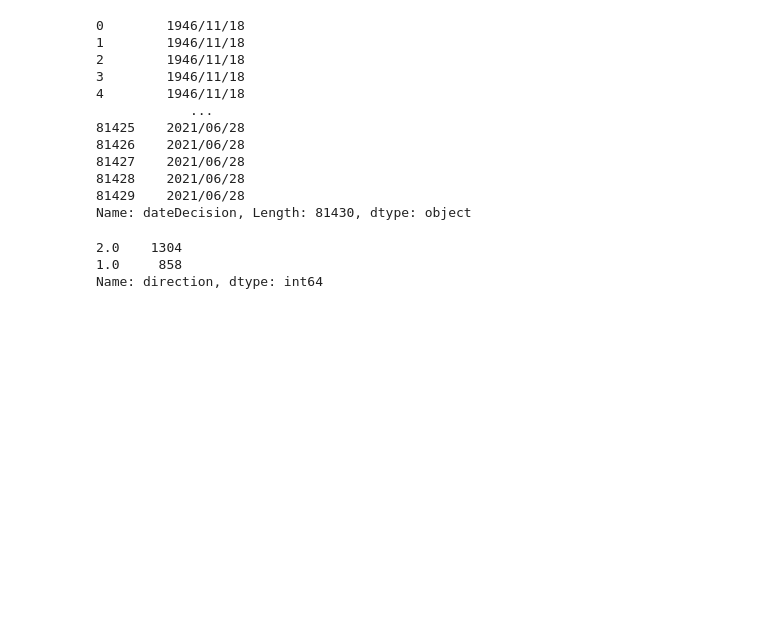
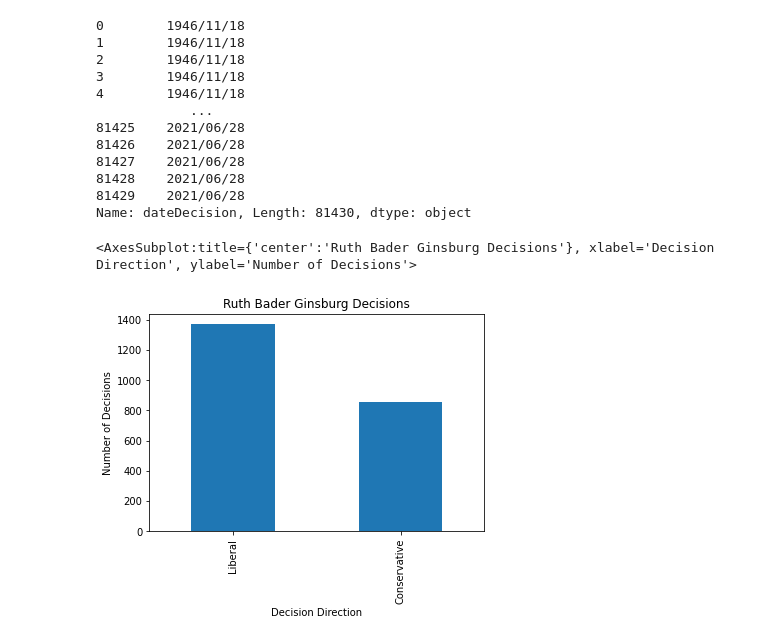
Before and after one commit to parkererickson/csci5525-final-project, a Jupyter notebook: citation-graph/scdb_eda.ipynb, the cells around one changed output. Saved outputs shown, nothing was run; the diff lists cells and outputs as text; code cells hidden in the pictures; blank space fills up the shorter version.

```diff
--- a/citation-graph/scdb_eda.ipynb
+++ b/citation-graph/scdb_eda.ipynb
@@ -98,10 +98,11 @@ df["dateDecision"]
 81428    2021/06/28
 81429    2021/06/28
 Name: dateDecision, Length: 81430, dtype: object
+# %%
+df["directionLabel"] = df.apply(lambda x: "Conservative" if x["direction"] == 1 else "Liberal", axis=1)
 # %%
-df[df["justice"] == 109]["direction"].value_counts()  # RBG - 1 == Conservative Opinion, 2 == Liberal Opinion
+df[df["justice"] == 109]["directionLabel"].value_counts().plot(kind="bar", title="Ruth Bader Ginsburg Decisions", xlabel="Decision Direction", ylabel="Number of Decisions")  # RBG - 1 == Conservative Opinion, 2 == Liberal Opinion
 # %% [output]
-2.0    1304
-1.0     858
-Name: direction, dtype: int64
+<AxesSubplot:title={'center':'Ruth Bader Ginsburg Decisions'}, xlabel='Decision Direction', ylabel='Number of Decisions'>
+[figure, added]
 # %%
```
Also changed, not shown: parts of 3 cells of this notebook, 10 other files.
